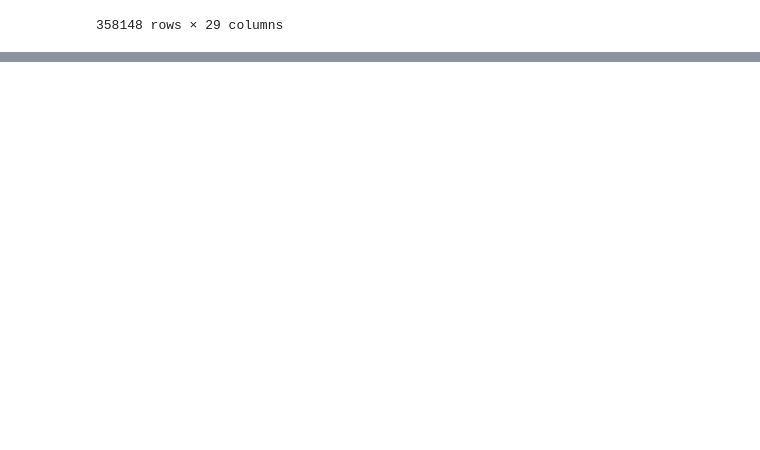
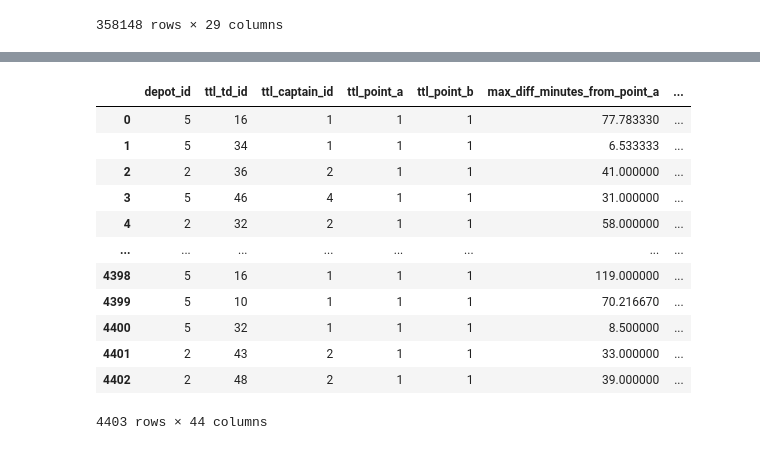
Before and after one commit to izardy/myrapid-backend, a Jupyter notebook: etl/data_modelling.ipynb, the cells around one changed output, grey strips where cells are left out. Cells and saved outputs as stored; diff of their text form; code cells hidden in the pictures; blank space fills up the shorter version.

```diff
--- a/etl/data_modelling.ipynb
+++ b/etl/data_modelling.ipynb
@@ -39,0 +57,17 @@ pd.merge(infoTRIP,infoBAS.drop(columns=['label_1','label_2','label_3']),how='lef
+# %%
+#predictive output,depot_id
+pd.read_csv('../ml/result_score_outofsample.csv')#.columns
+# %% [output]
+|  | depot_id | ttl_td_id | ttl_captain_id | ttl_point_a | ttl_point_b | max_diff_minutes_from_point_a | ... |
+| 0 | 5 | 16 | 1 | 1 | 1 | 77.783330 | ... |
+| 1 | 5 | 34 | 1 | 1 | 1 | 6.533333 | ... |
+| 2 | 2 | 36 | 2 | 1 | 1 | 41.000000 | ... |
+| 3 | 5 | 46 | 4 | 1 | 1 | 31.000000 | ... |
+| 4 | 2 | 32 | 2 | 1 | 1 | 58.000000 | ... |
+| ... | ... | ... | ... | ... | ... | ... | ... |
+| 4398 | 5 | 16 | 1 | 1 | 1 | 119.000000 | ... |
+| 4399 | 5 | 10 | 1 | 1 | 1 | 70.216670 | ... |
+| 4400 | 5 | 32 | 1 | 1 | 1 | 8.500000 | ... |
+| 4401 | 2 | 43 | 2 | 1 | 1 | 33.000000 | ... |
+| 4402 | 2 | 48 | 2 | 1 | 1 | 39.000000 | ... |
+4403 rows × 44 columns
```
Also changed, not shown: parts of 1 cell of this notebook, 3 other files.
